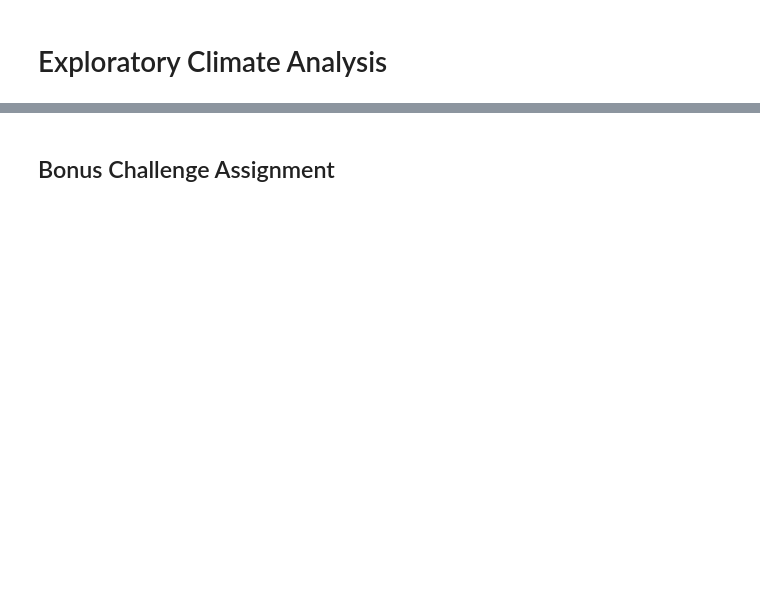
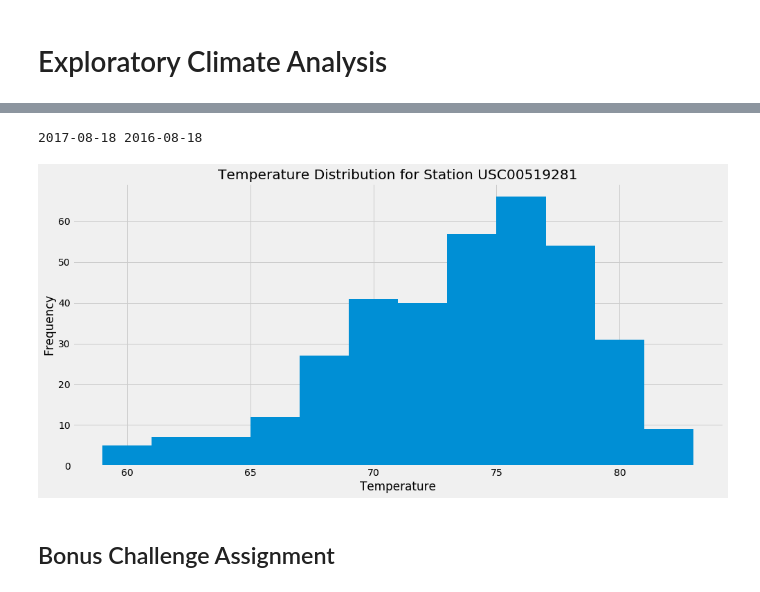
Before and after one commit to NormanGwinn/sqlalchemy-challenge, a Jupyter notebook: climate_starter.ipynb, the cells around one changed output, grey strips where cells are left out. Cells and saved outputs as stored; diff of their text form; code cells hidden in the pictures; blank space fills up the shorter version.

```diff
--- a/climate_starter.ipynb
+++ b/climate_starter.ipynb
@@ -21,4 +20,12 @@ engine = create_engine("sqlite:///Resources/hawaii.sqlite")
 # %%
 # reflect an existing database into a new model
+Base = automap_base()
+
+# engine, suppose it has two tables 'user' and 'address' set up
+engine = create_engine("sqlite:///Resources/hawaii.sqlite")
 
 # reflect the tables
+Base.prepare(engine, reflect=True)
+
+Base.classes.keys()
+#tables
@@ -49,3 +245,8 @@ engine = create_engine("sqlite:///Resources/hawaii.sqlite")
 # %%
 # What are the most active stations? (i.e. what stations have the most rows)?
 # List the stations and the counts in descending order.
+q9 = session.query(Measurement.station, func.count(Measurement.station))\
+.group_by(Measurement.station).order_by(sa.desc(func.count(Measurement.station)))
+#q9
+print('Station',' '*4,'Rows')
+_ = [print(f'{n[0]}  {n[1]:4d}') for n in q9]
@@ -52,3 +264,12 @@ engine = create_engine("sqlite:///Resources/hawaii.sqlite")
 # %%
 # Using the station id from the previous query, calculate the lowest temperature recorded,
 # highest temperature recorded, and average temperature of the most active station?
+most_active_station = q9[0][0]
+print(f'The most active station is {most_active_station}.')
+q10 = session.query(Measurement.station,
+                    label('min_temp', func.min(Measurement.tobs)),
+                    label('avg_temp', func.avg(Measurement.tobs)),
+                    label('max_temp', func.max(Measurement.tobs))).filter(Measurement.station == most_active_station)
+[print(n) for n in q10]
+df_tobs = pd.DataFrame(q10).set_index('station')
+print(df_tobs)
@@ -58,3 +296,24 @@ engine = create_engine("sqlite:///Resources/hawaii.sqlite")
+# %%
+# Choose the station with the highest number of temperature observations.
+# Query the last 12 months of temperature observation data for this station and plot the results as a histogram
+station_tobs = session.query(Measurement.date, Measurement.tobs).filter(Measurement.station == most_active_station)
+d_max = station_tobs.order_by(sa.desc(Measurement.date)).first()[0]
+d_yr_ago = str(int(dmax[0:4])-1) + dmax[4:10]
+print(d_max, d_yr_ago)
+
+q13 = station_tobs.filter(Measurement.date > d_yr_ago).order_by(Measurement.date)
+df_tobs_yr = pd.DataFrame(q13)
+df_tobs_yr.shape
+
+fig2, ax = plt.subplots(figsize=(15,7))
+ax.hist(df_tobs_yr.tobs,bins=12)
+
+ax.set_title(f"Temperature Distribution for Station {most_active_station}")
+ax.set_xlabel("Temperature")
+_ = ax.set_ylabel("Frequency")
+# %% [output]
+2017-08-18 2016-08-18
+[figure, added]
 # %% [markdown]
 ## Bonus Challenge Assignment
 # %%
```
Also changed, not shown: parts of 24 cells of this notebook.
